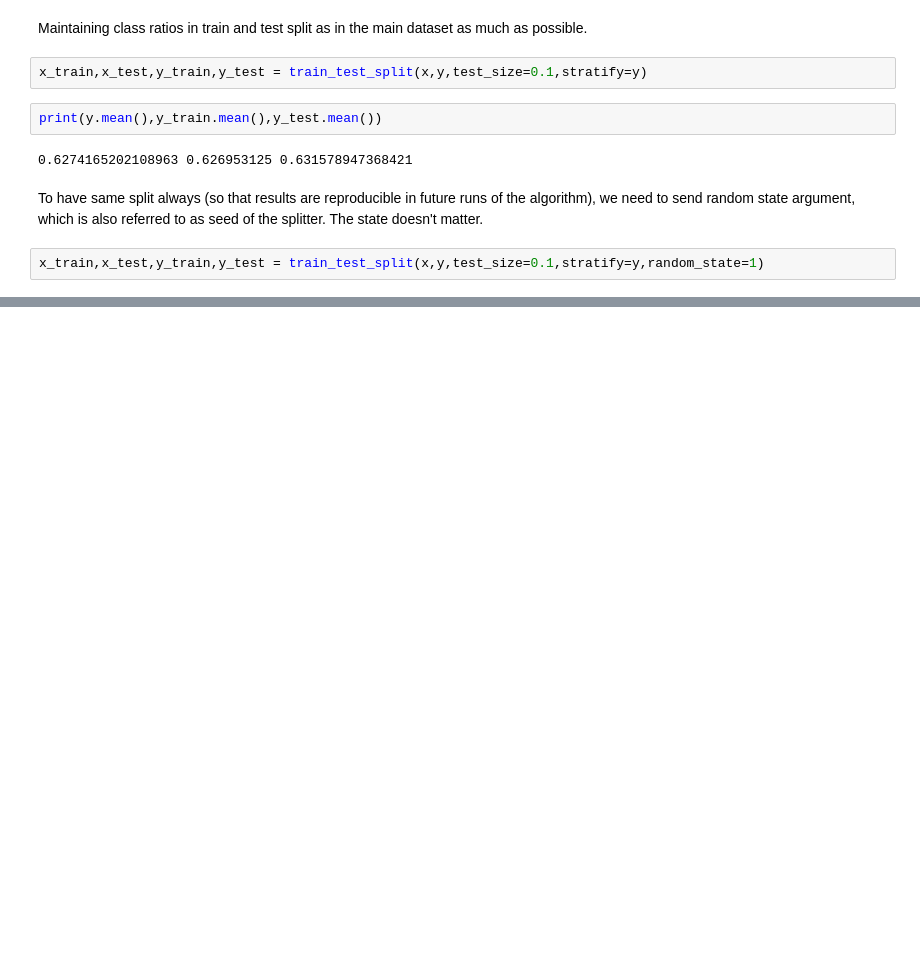
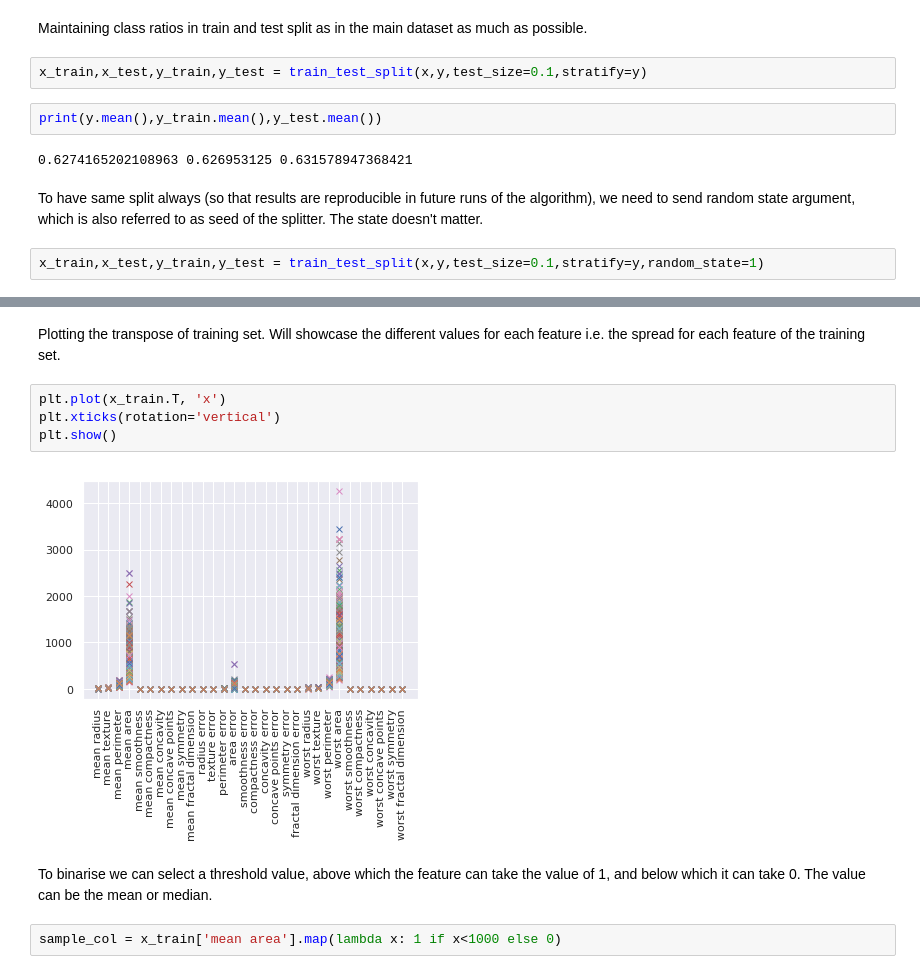
Before and after one commit to championballer/one-fourth-labs-deep-learning, a Jupyter notebook: Lecture 7 - MCP and Perceptron Code/0922_MPNeuron.ipynb, the cells around one changed output, grey strips where cells are left out. Cells and saved outputs as stored; diff of their text form; blank space fills up the shorter version.

```diff
--- a/Lecture 7 - MCP and Perceptron Code/0922_MPNeuron.ipynb
+++ b/Lecture 7 - MCP and Perceptron Code/0922_MPNeuron.ipynb
@@ -144,0 +165,12 @@ x_train,x_test,y_train,y_test = train_test_split(x,y,test_size=0.1,stratify=y,ra
+# %% [markdown]
+Plotting the transpose of training set. Will showcase the different values for each feature i.e. the spread for each feature of the training set.
+# %%
+plt.plot(x_train.T, 'x')
+plt.xticks(rotation='vertical')
+plt.show()
+# %% [output]
+[figure, added]
+# %% [markdown]
+To binarise we can select a threshold value, above which the feature can take the value of 1, and below which it can take 0. The value can be the mean or median.
+# %%
+sample_col = x_train['mean area'].map(lambda x: 1 if x<1000 else 0)
```
Also changed, not shown: parts of 21 cells of this notebook.
